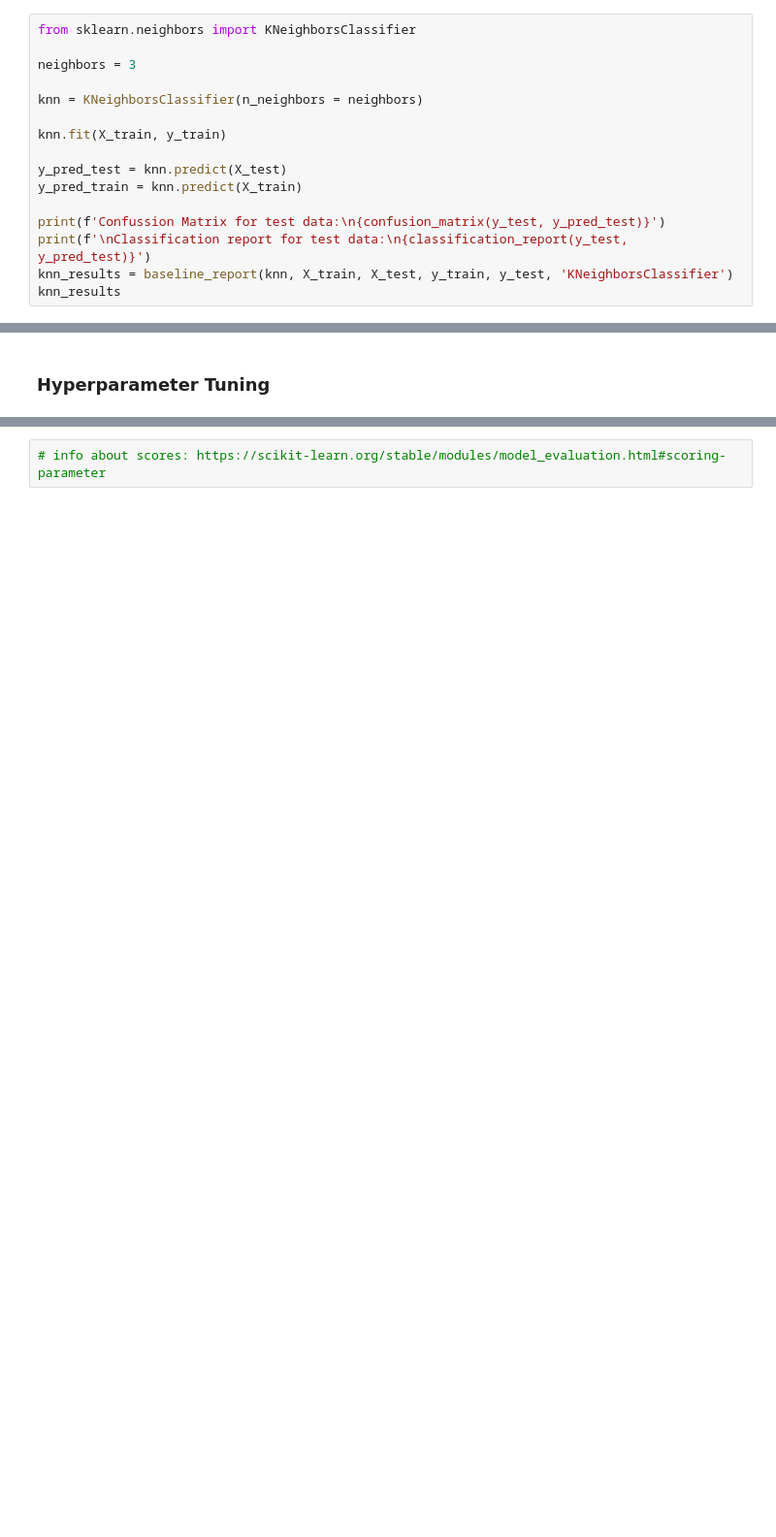
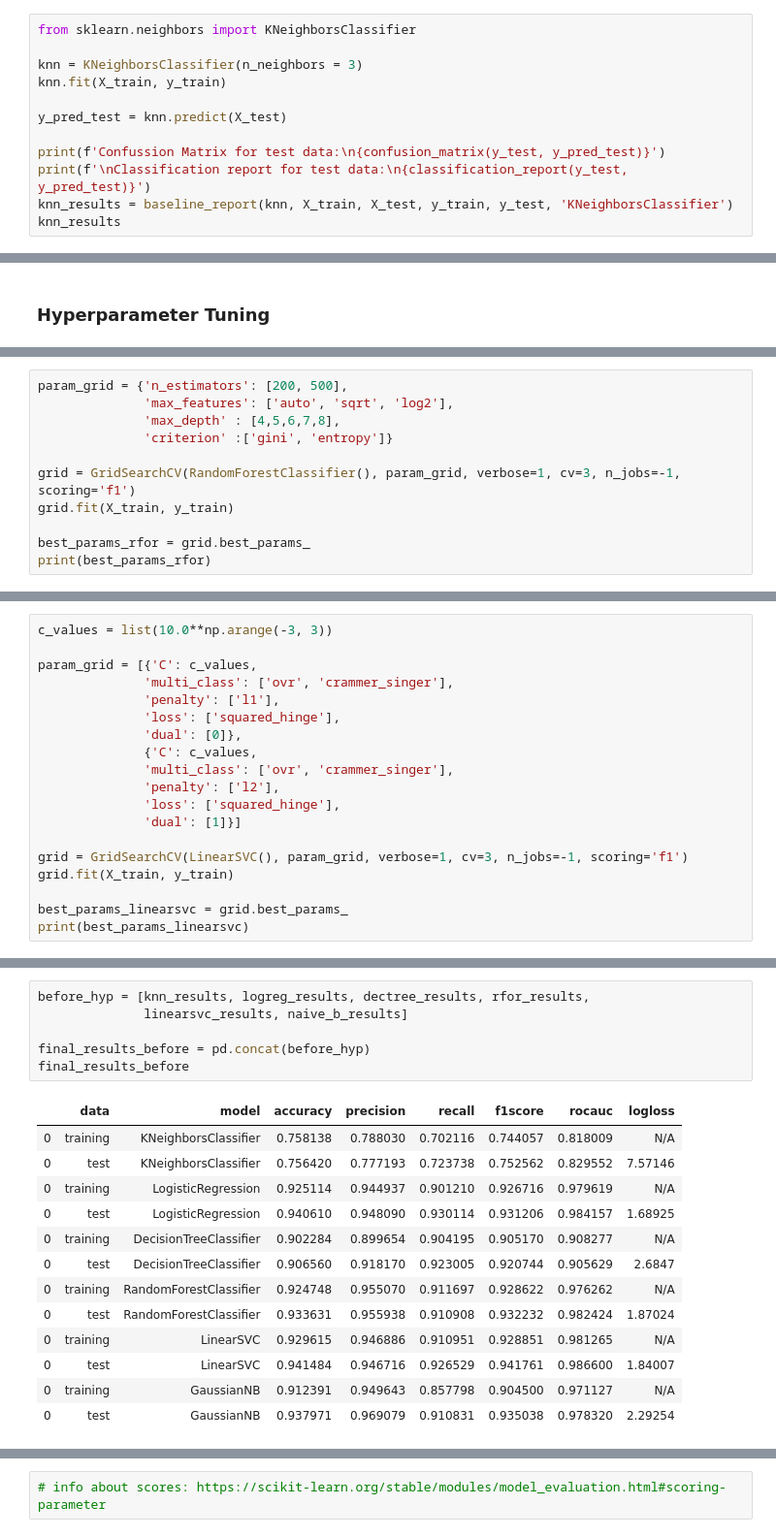
Before and after one commit to sideround/project-ml-onlineshop, a Jupyter notebook: Project_ML_modelling.ipynb, the cells around one changed output, grey strips where cells are left out. Shown at 97% size. Drawn from its saved outputs; the diff is of its cells as text; blank space fills up the shorter version.

```diff
--- a/Project_ML_modelling.ipynb
+++ b/Project_ML_modelling.ipynb
@@ -214,14 +302,10 @@ X_test = std_scale.transform(X_test)
 # %%
 from sklearn.neighbors import KNeighborsClassifier
 
-neighbors = 3
-
-knn = KNeighborsClassifier(n_neighbors = neighbors)
-
+knn = KNeighborsClassifier(n_neighbors = 3)
 knn.fit(X_train, y_train)
 
 y_pred_test = knn.predict(X_test)
-y_pred_train = knn.predict(X_train)
 
 print(f'Confussion Matrix for test data:\n{confusion_matrix(y_test, y_pred_test)}')
 print(f'\nClassification report for test data:\n{classification_report(y_test, y_pred_test)}')
@@ -334,0 +634,11 @@ Similarly to the single decision tree, the random forest also gives a lot of imp
+# %%
+param_grid = {'n_estimators': [200, 500],
+              'max_features': ['auto', 'sqrt', 'log2'],
+              'max_depth' : [4,5,6,7,8],
+              'criterion' :['gini', 'entropy']}
+
+grid = GridSearchCV(RandomForestClassifier(), param_grid, verbose=1, cv=3, n_jobs=-1, scoring='f1')
+grid.fit(X_train, y_train)
+
+best_params_rfor = grid.best_params_
+print(best_params_rfor)
@@ -334,0 +725,19 @@ Similarly to the single decision tree, the random forest also gives a lot of imp
+# %%
+c_values = list(10.0**np.arange(-3, 3))
+
+param_grid = [{'C': c_values,
+              'multi_class': ['ovr', 'crammer_singer'],
+              'penalty': ['l1'],
+              'loss': ['squared_hinge'],
+              'dual': [0]},
+              {'C': c_values,
+              'multi_class': ['ovr', 'crammer_singer'],
+              'penalty': ['l2'],
+              'loss': ['squared_hinge'],
+              'dual': [1]}]
+
+grid = GridSearchCV(LinearSVC(), param_grid, verbose=1, cv=3, n_jobs=-1, scoring='f1')
+grid.fit(X_train, y_train)
+
+best_params_linearsvc = grid.best_params_
+print(best_params_linearsvc)
@@ -334,0 +820,20 @@ Similarly to the single decision tree, the random forest also gives a lot of imp
+# %%
+before_hyp = [knn_results, logreg_results, dectree_results, rfor_results,
+              linearsvc_results, naive_b_results]
+
+final_results_before = pd.concat(before_hyp)
+final_results_before
+# %% [output]
+|  | data | model | accuracy | precision | recall | f1score | rocauc | logloss |
+| 0 | training | KNeighborsClassifier | 0.758138 | 0.788030 | 0.702116 | 0.744057 | 0.818009 | N/A |
+| 0 | test | KNeighborsClassifier | 0.756420 | 0.777193 | 0.723738 | 0.752562 | 0.829552 | 7.57146 |
+| 0 | training | LogisticRegression | 0.925114 | 0.944937 | 0.901210 | 0.926716 | 0.979619 | N/A |
+| 0 | test | LogisticRegression | 0.940610 | 0.948090 | 0.930114 | 0.931206 | 0.984157 | 1.68925 |
+| 0 | training | DecisionTreeClassifier | 0.902284 | 0.899654 | 0.904195 | 0.905170 | 0.908277 | N/A |
+| 0 | test | DecisionTreeClassifier | 0.906560 | 0.918170 | 0.923005 | 0.920744 | 0.905629 | 2.6847 |
+| 0 | training | RandomForestClassifier | 0.924748 | 0.955070 | 0.911697 | 0.928622 | 0.976262 | N/A |
+| 0 | test | RandomForestClassifier | 0.933631 | 0.955938 | 0.910908 | 0.932232 | 0.982424 | 1.87024 |
+| 0 | training | LinearSVC | 0.929615 | 0.946886 | 0.910951 | 0.928851 | 0.981265 | N/A |
+| 0 | test | LinearSVC | 0.941484 | 0.946716 | 0.926529 | 0.941761 | 0.986600 | 1.84007 |
+| 0 | training | GaussianNB | 0.912391 | 0.949643 | 0.857798 | 0.904500 | 0.971127 | N/A |
+| 0 | test | GaussianNB | 0.937971 | 0.969079 | 0.910831 | 0.935038 | 0.978320 | 2.29254 |
```
Also changed, not shown: parts of 95 cells of this notebook, 3 other files.
